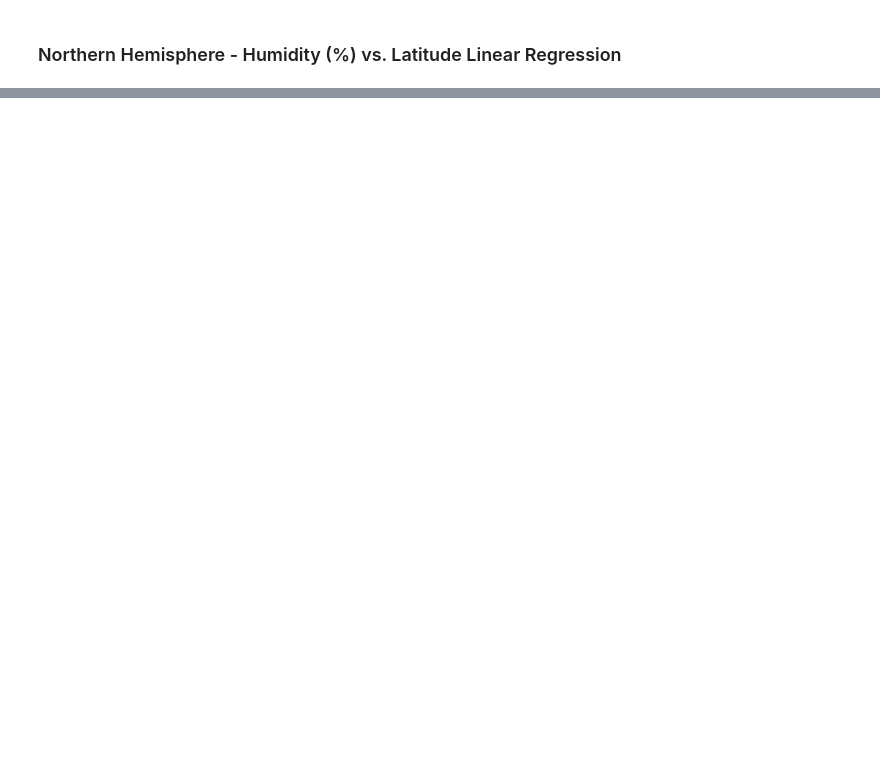
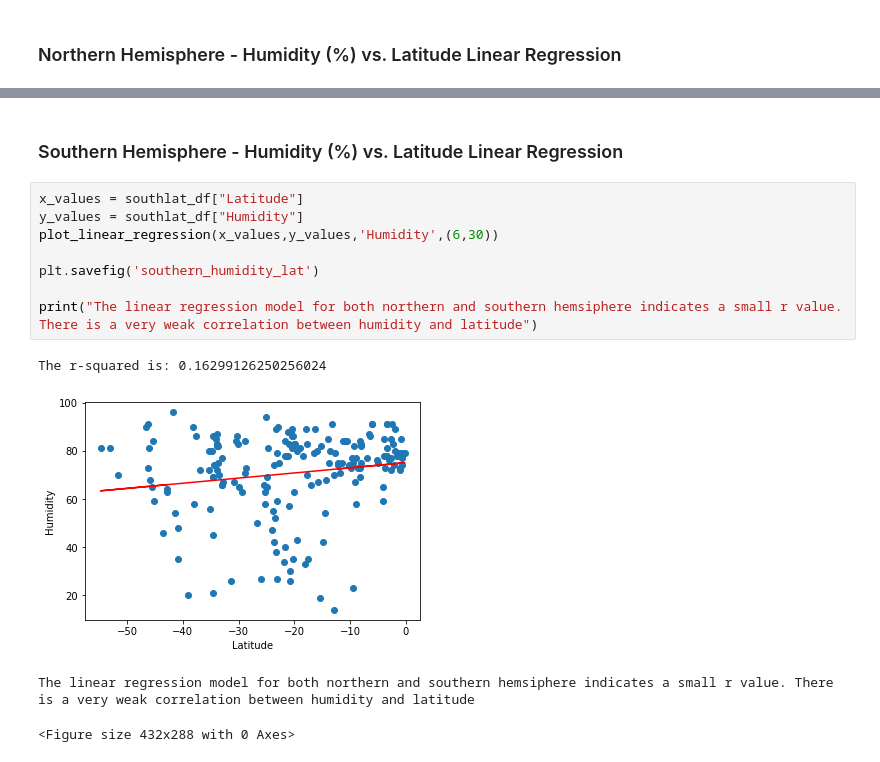
Before and after one commit to GStout17/python-api-challenge, a Jupyter notebook: WeatherPy/WeatherPy.ipynb, the cells around one changed output, grey strips where cells are left out. Saved outputs shown, nothing was run; the diff lists cells and outputs as text; blank space fills up the shorter version.

```diff
--- a/WeatherPy/WeatherPy.ipynb
+++ b/WeatherPy/WeatherPy.ipynb
@@ -348,0 +359,15 @@ The regression model accounts for 76.0% of the variance. This is a strong postiv
+# %% [markdown]
+### Southern Hemisphere - Humidity (%) vs. Latitude Linear Regression
+# %%
+x_values = southlat_df["Latitude"]
+y_values = southlat_df["Humidity"]
+plot_linear_regression(x_values,y_values,'Humidity',(6,30))
+
+plt.savefig('southern_humidity_lat')
+
+print("The linear regression model for both northern and southern hemsiphere indicates a small r value. There is a very weak correlation between humidity and latitude")
+# %% [output]
+The r-squared is: 0.16299126250256024
+[figure, added]
+The linear regression model for both northern and southern hemsiphere indicates a small r value. There is a very weak correlation between humidity and latitude
+<Figure size 432x288 with 0 Axes>
```
Also changed, not shown: parts of 20 cells of this notebook, 12 other files.
